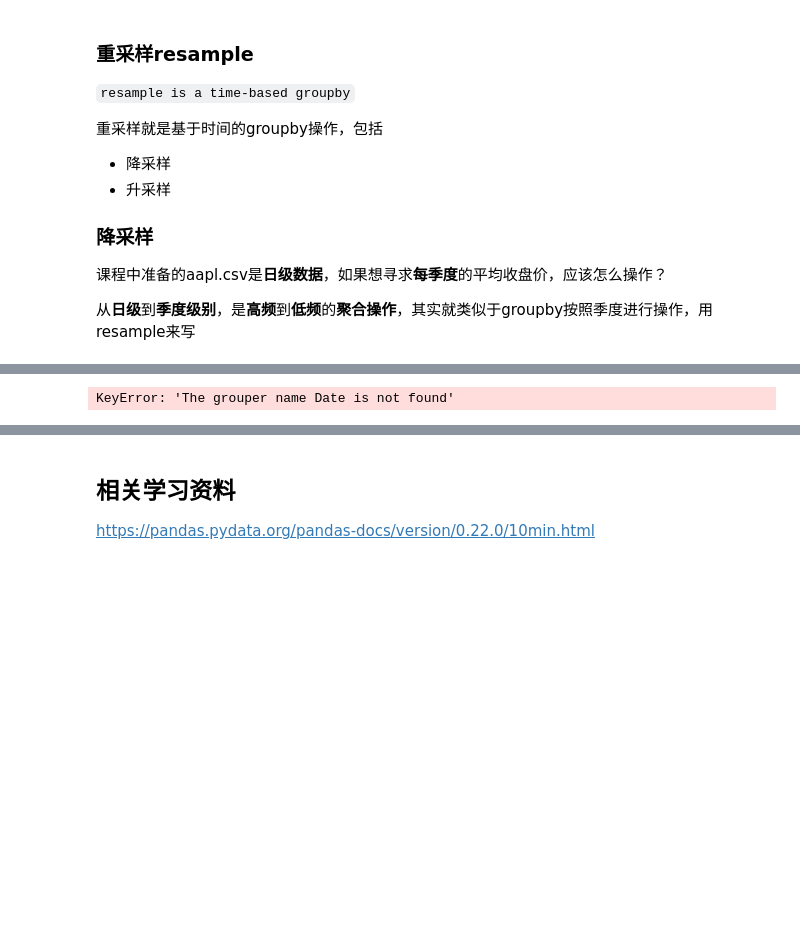
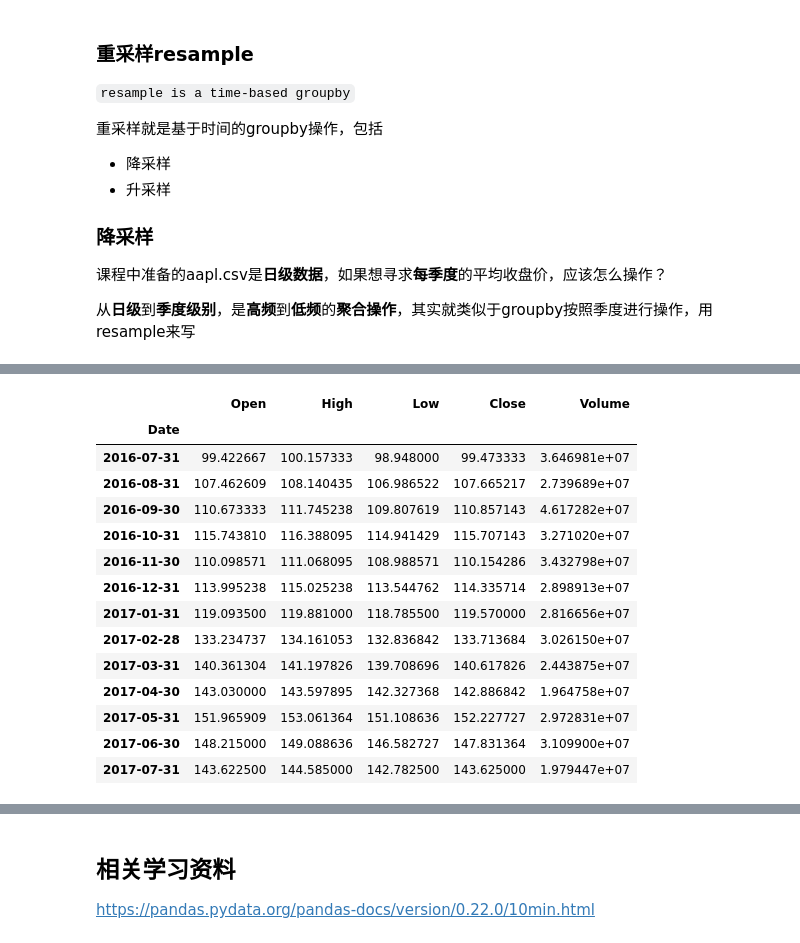
Before and after one commit to Only1Chris/CS112_SUSTech_Python, a Jupyter notebook: Session2/01_pandas.ipynb, the cells around one changed output, grey strips where cells are left out. Saved outputs shown, nothing was run; the diff lists cells and outputs as text; code cells hidden in the pictures; blank space fills up the shorter version.

```diff
--- a/Session2/01_pandas.ipynb
+++ b/Session2/01_pandas.ipynb
@@ -887,3 +950,6 @@ DatetimeIndex(['2020-04-05', '2020-04-15', '2020-04-25', '2020-05-05',
 课程中准备的aapl.csv是**日级数据**，如果想寻求**每季度**的平均收盘价，应该怎么操作？
 
 从**日级**到**季度级别**，是**高频**到**低频**的**聚合操作**，其实就类似于groupby按照季度进行操作，用resample来写
+# %%
+df=pd.read_csv('data/aapl.csv')
+df
@@ -890,9 +970,23 @@ DatetimeIndex(['2020-04-05', '2020-04-15', '2020-04-25', '2020-05-05',
 # %%
 #每月成交量的均值
-
+df['Date']=pd.to_datetime(df['Date'])
 df.resample('M', on='Date').mean()
 # %% [output]
-KeyError: 'The grouper name Date is not found'
+|  | Open | High | Low | Close | Volume |
+| Date |  |  |  |  |  |
+| 2016-07-31 | 99.422667 | 100.157333 | 98.948000 | 99.473333 | 3.646981e+07 |
+| 2016-08-31 | 107.462609 | 108.140435 | 106.986522 | 107.665217 | 2.739689e+07 |
+| 2016-09-30 | 110.673333 | 111.745238 | 109.807619 | 110.857143 | 4.617282e+07 |
+| 2016-10-31 | 115.743810 | 116.388095 | 114.941429 | 115.707143 | 3.271020e+07 |
+| 2016-11-30 | 110.098571 | 111.068095 | 108.988571 | 110.154286 | 3.432798e+07 |
+| 2016-12-31 | 113.995238 | 115.025238 | 113.544762 | 114.335714 | 2.898913e+07 |
+| 2017-01-31 | 119.093500 | 119.881000 | 118.785500 | 119.570000 | 2.816656e+07 |
+| 2017-02-28 | 133.234737 | 134.161053 | 132.836842 | 133.713684 | 3.026150e+07 |
+| 2017-03-31 | 140.361304 | 141.197826 | 139.708696 | 140.617826 | 2.443875e+07 |
+| 2017-04-30 | 143.030000 | 143.597895 | 142.327368 | 142.886842 | 1.964758e+07 |
+| 2017-05-31 | 151.965909 | 153.061364 | 151.108636 | 152.227727 | 2.972831e+07 |
+| 2017-06-30 | 148.215000 | 149.088636 | 146.582727 | 147.831364 | 3.109900e+07 |
+| 2017-07-31 | 143.622500 | 144.585000 | 142.782500 | 143.625000 | 1.979447e+07 |
 # %%
 #每周(工作日)收盘价的均值
 
```
Also changed, not shown: parts of 12 cells of this notebook.
